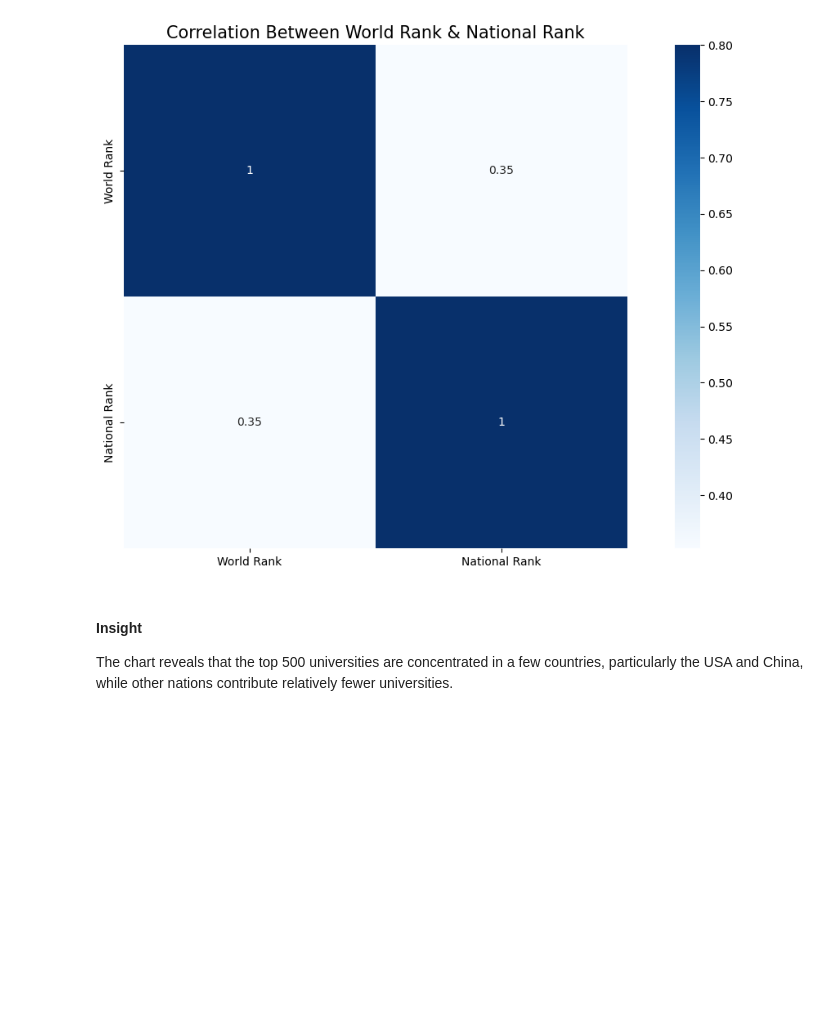
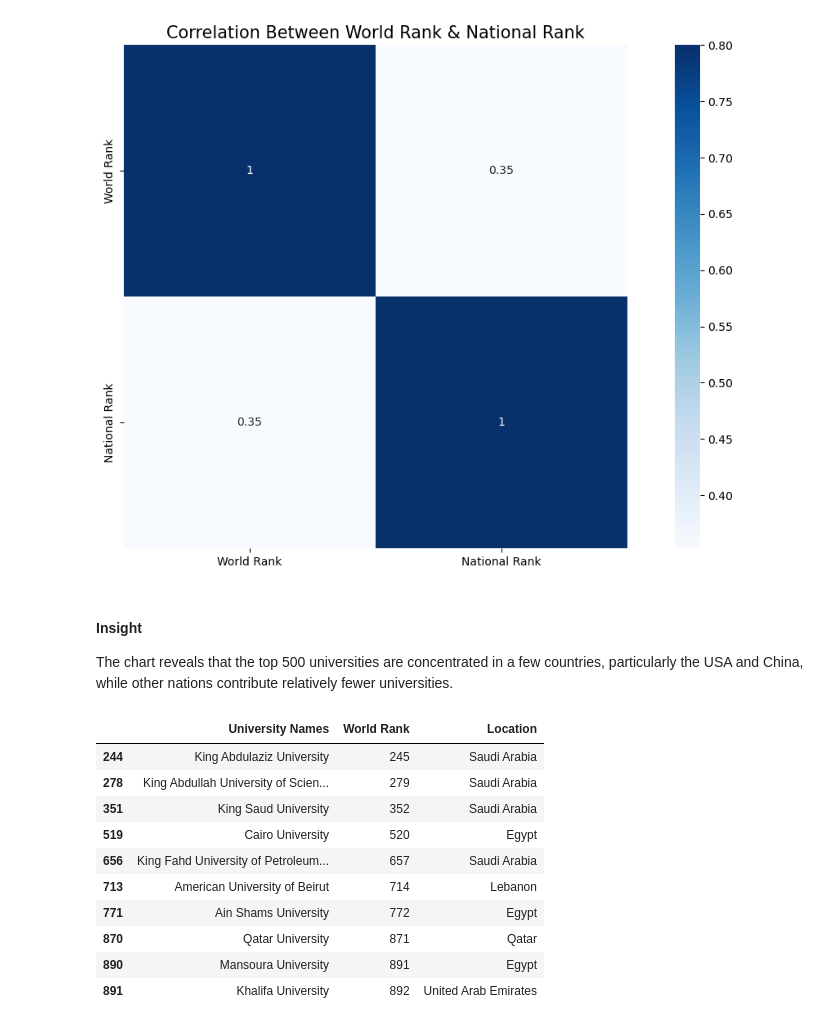
Before and after one commit to Tuwaiq-DS-ML-bootcamp-V-8/Usecase-3-Project-2, a Jupyter notebook: EDA explain template.ipynb, the cells around one changed output. Saved outputs shown, nothing was run; the diff lists cells and outputs as text; code cells hidden in the pictures; blank space fills up the shorter version.

```diff
--- a/EDA explain template.ipynb
+++ b/EDA explain template.ipynb
@@ -1600,3 +1425,30 @@ fig.show()
 # %% [markdown]
 #### Insight
 The chart reveals that the top 500 universities are concentrated in a few countries, particularly the USA and China, while other nations contribute relatively fewer universities.
+# %%
+# Bonus
+# Q: Which are the top 10 Arab countries that have been ranked globally, and what are their respective rankings?
+arab_countries = [
+    "Algeria", "Bahrain", "Comoros", "Djibouti", "Egypt", "Iraq", "Jordan", "Kuwait", "Lebanon", "Libya",
+    "Mauritania", "Morocco", "Oman", "Palestine", "Qatar", "Saudi Arabia", "Somalia", "Sudan", "Syria",
+    "Tunisia", "United Arab Emirates", "Yemen"
+]
+arab_rankings = word_rank[word_rank['Location '].isin(arab_countries)]
+top_10_arab_rankings = arab_rankings.sort_values(by='World Rank').head(10)
+# Select only the columns: University, World Rank, and Country (location)
+top_10_arab_rankings = top_10_arab_rankings[['University Names', 'World Rank', 'Location ']]
+
+# Display the top 10 Arab universities with the selected columns
+top_10_arab_rankings
+# %% [output]
+|  | University Names | World Rank | Location |
+| 244 | King Abdulaziz University | 245 | Saudi Arabia |
+| 278 | King Abdullah University of Scien... | 279 | Saudi Arabia |
+| 351 | King Saud University | 352 | Saudi Arabia |
+| 519 | Cairo University | 520 | Egypt |
+| 656 | King Fahd University of Petroleum... | 657 | Saudi Arabia |
+| 713 | American University of Beirut | 714 | Lebanon |
+| 771 | Ain Shams University | 772 | Egypt |
+| 870 | Qatar University | 871 | Qatar |
+| 890 | Mansoura University | 891 | Egypt |
+| 891 | Khalifa University | 892 | United Arab Emirates |
```
Also changed, not shown: parts of 16 cells of this notebook.
